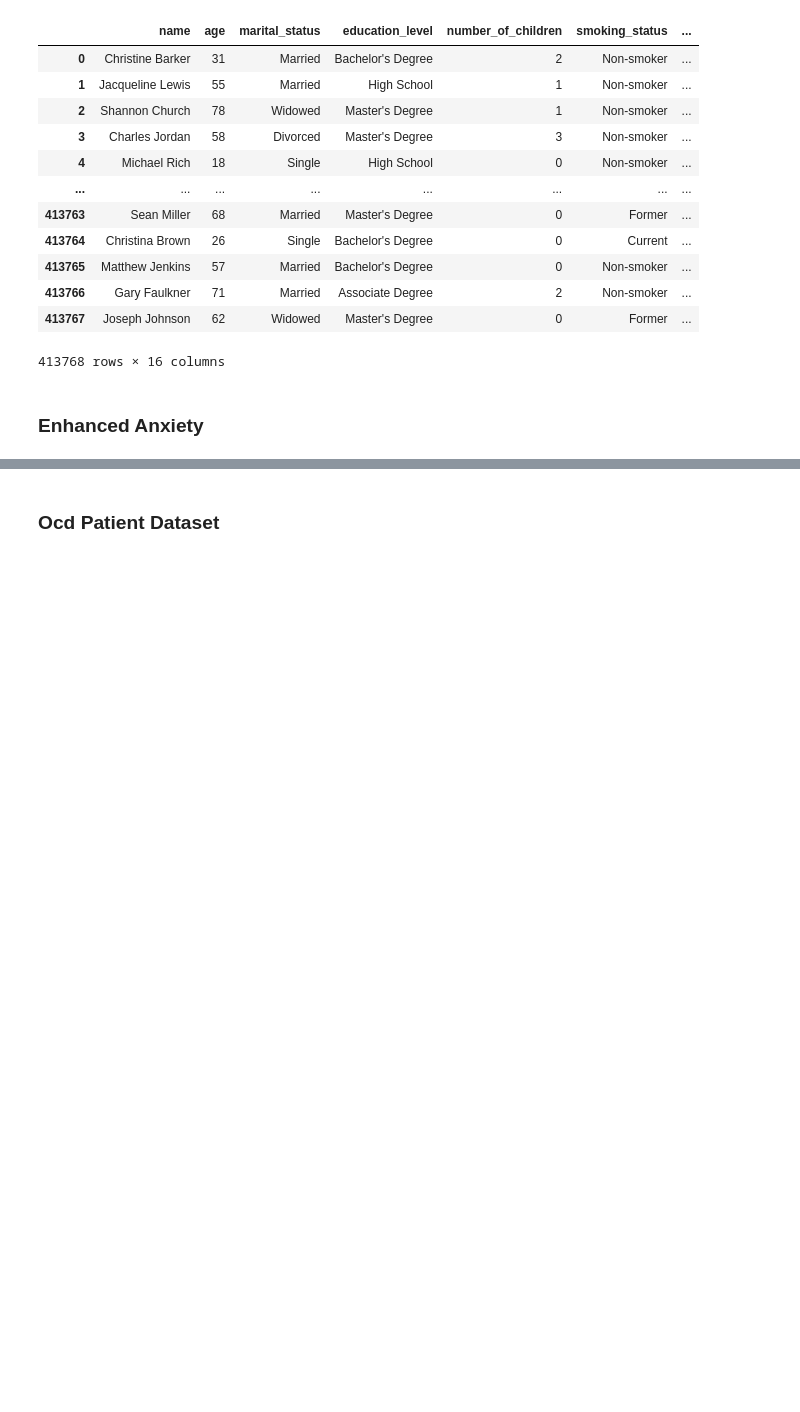
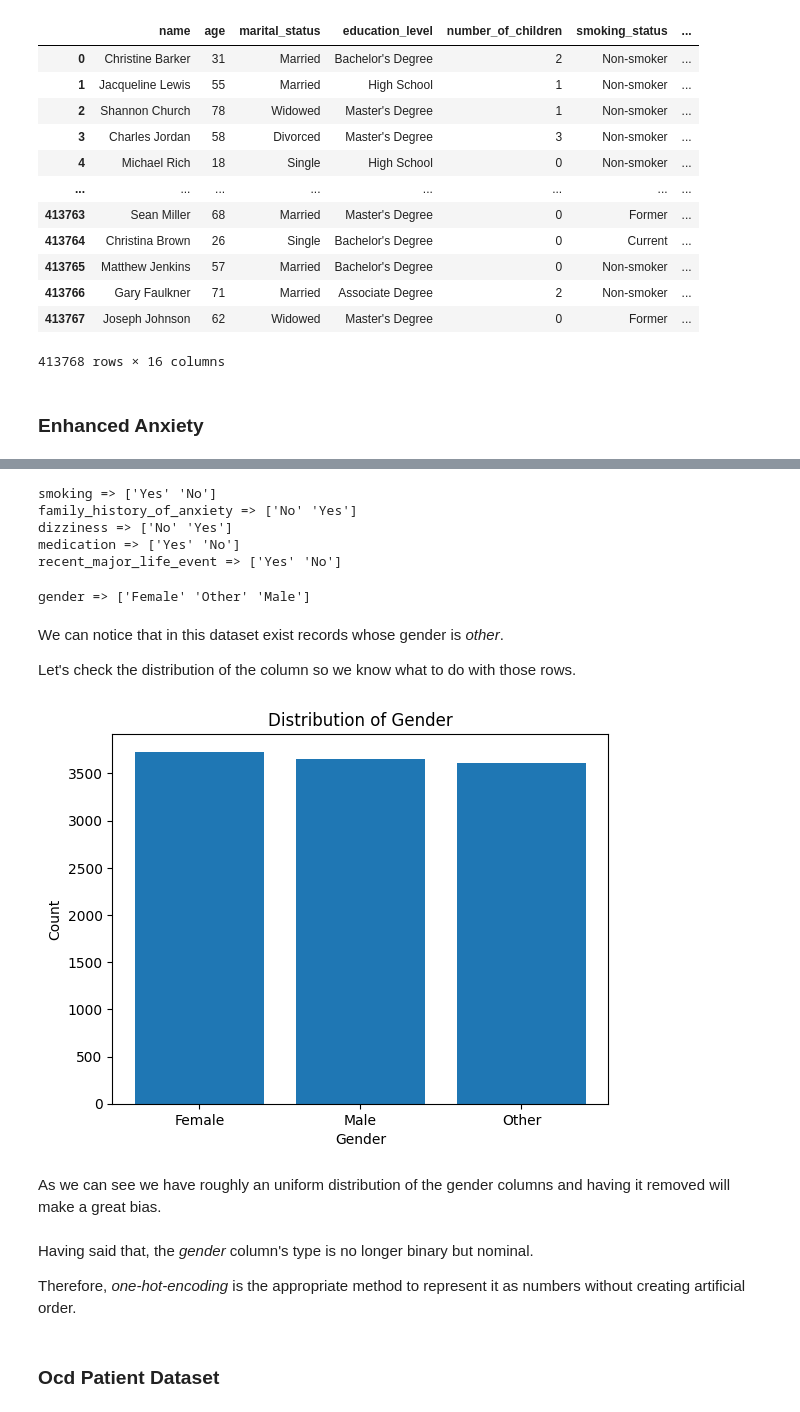
Before and after one commit to VladoDev03/mental-cognitive-disorders-analysis, a Jupyter notebook: disorders-analysis/disorders-analysis.ipynb, the cells around one changed output, grey strips where cells are left out. Drawn from its saved outputs; the diff is of its cells as text; code cells hidden in the pictures; blank space fills up the shorter version.

```diff
--- a/disorders-analysis/disorders-analysis.ipynb
+++ b/disorders-analysis/disorders-analysis.ipynb
@@ -348,3 +336,15 @@ enhanced_anxiety_data
 11000 rows × 19 columns
 # %%
 enhanced_anxiety_data.columns = [to_snake_case(c) for c in enhanced_anxiety_data.columns]
+# %%
+print(f"smoking => {enhanced_anxiety_data.smoking.unique()}")
+print(f"family_history_of_anxiety => {enhanced_anxiety_data.family_history_of_anxiety.unique()}")
+print(f"dizziness => {enhanced_anxiety_data.dizziness.unique()}")
+print(f"medication => {enhanced_anxiety_data.medication.unique()}")
+print(f"recent_major_life_event => {enhanced_anxiety_data.recent_major_life_event.unique()}")
+# %% [output]
+smoking => ['Yes' 'No']
+family_history_of_anxiety => ['No' 'Yes']
+dizziness => ['No' 'Yes']
+medication => ['Yes' 'No']
+recent_major_life_event => ['Yes' 'No']
@@ -351,3 +357,29 @@ enhanced_anxiety_data.columns = [to_snake_case(c) for c in enhanced_anxiety_data
+# %%
+print(f"gender => {enhanced_anxiety_data.gender.unique()}")
+# %% [output]
+gender => ['Female' 'Other' 'Male']
+# %% [markdown]
+We can notice that in this dataset exist records whose gender is *other*.
+
+Let's check the distribution of the column so we know what to do with those rows.
+# %%
+counts = enhanced_anxiety_data.gender.value_counts()
+
+plt.bar(counts.index, counts.values)
+
+plt.xlabel("Gender")
+plt.ylabel("Count")
+plt.title("Distribution of Gender")
+
+plt.show()
+# %% [output]
+[figure, added]
+# %% [markdown]
+As we can see we have roughly an uniform distribution of the gender columns and having it removed will make a great bias.
+# %% [markdown]
+Having said that, the *gender* column's type is no longer binary but nominal.
+
+Therefore, *one-hot-encoding* is the appropriate method to represent it as numbers without creating artificial order.
 # %% [markdown]
 ### Ocd Patient Dataset
 # %%
```
Also changed, not shown: parts of 28 cells of this notebook.
